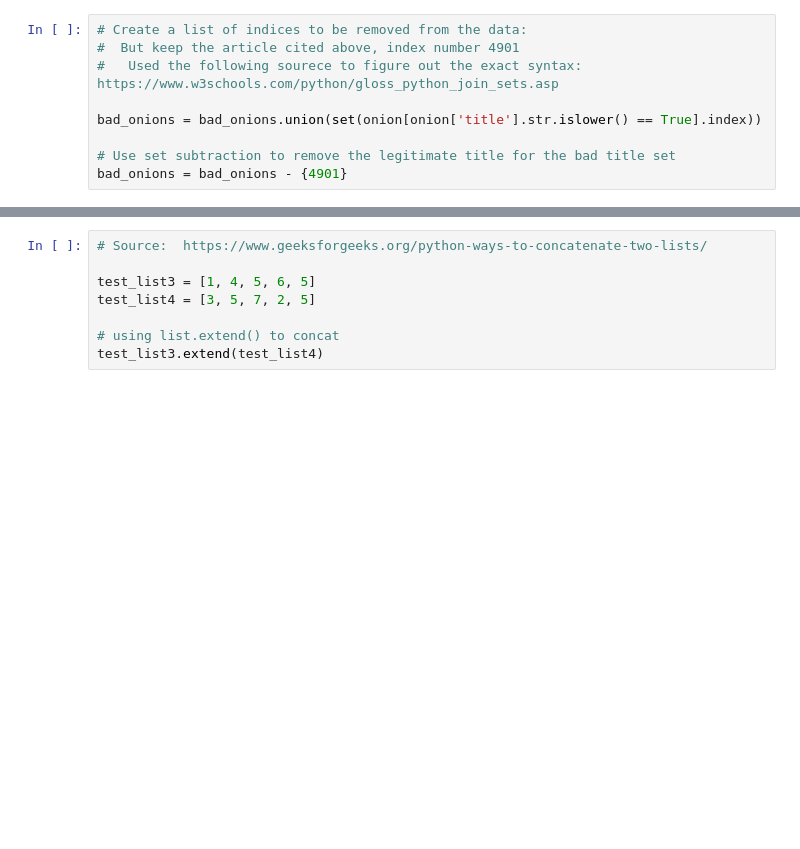
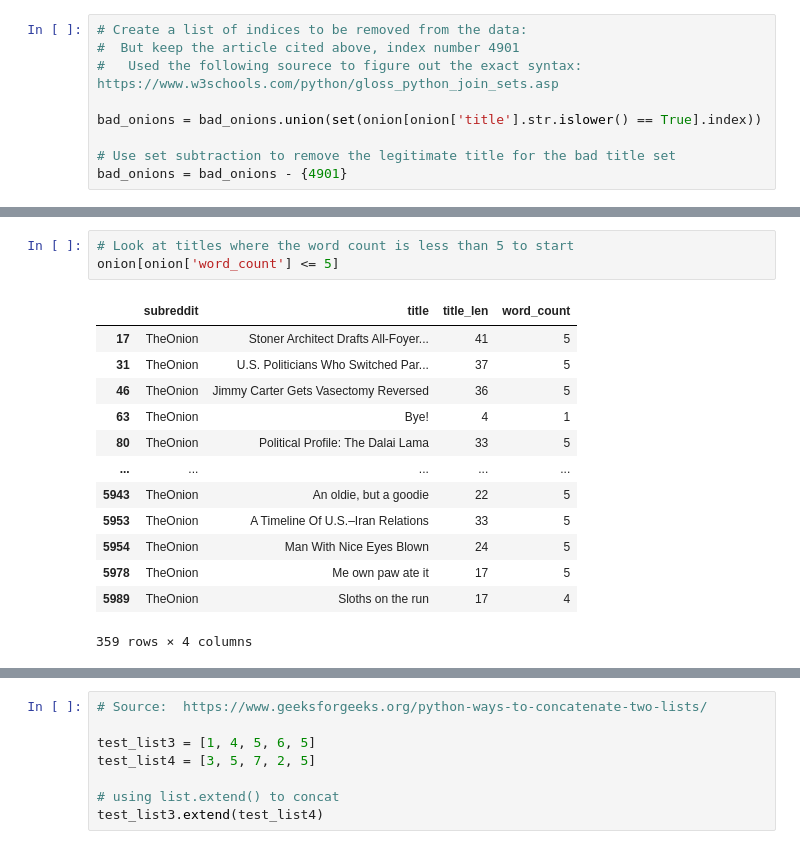
Before and after one commit to drossDS/Humor_Identification_with_NLP, a Jupyter notebook: code/2-Data_Cleaning.ipynb, the cells around one changed output, grey strips where cells are left out. Drawn from its saved outputs; the diff is of its cells as text; blank space fills up the shorter version.

```diff
--- a/code/2-Data_Cleaning.ipynb
+++ b/code/2-Data_Cleaning.ipynb
@@ -512,0 +518,17 @@ set(onion[onion['title'].str.islower() == True].index)
+# %%
+# Look at titles where the word count is less than 5 to start
+onion[onion['word_count'] <= 5]
+# %% [output]
+|  | subreddit | title | title_len | word_count |
+| 17 | TheOnion | Stoner Architect Drafts All-Foyer... | 41 | 5 |
+| 31 | TheOnion | U.S. Politicians Who Switched Par... | 37 | 5 |
+| 46 | TheOnion | Jimmy Carter Gets Vasectomy Reversed | 36 | 5 |
+| 63 | TheOnion | Bye! | 4 | 1 |
+| 80 | TheOnion | Political Profile: The Dalai Lama | 33 | 5 |
+| ... | ... | ... | ... | ... |
+| 5943 | TheOnion | An oldie, but a goodie | 22 | 5 |
+| 5953 | TheOnion | A Timeline Of U.S.–Iran Relations | 33 | 5 |
+| 5954 | TheOnion | Man With Nice Eyes Blown | 24 | 5 |
+| 5978 | TheOnion | Me own paw ate it | 17 | 5 |
+| 5989 | TheOnion | Sloths on the run | 17 | 4 |
+359 rows × 4 columns
```
Also changed, not shown: parts of 21 cells of this notebook.
